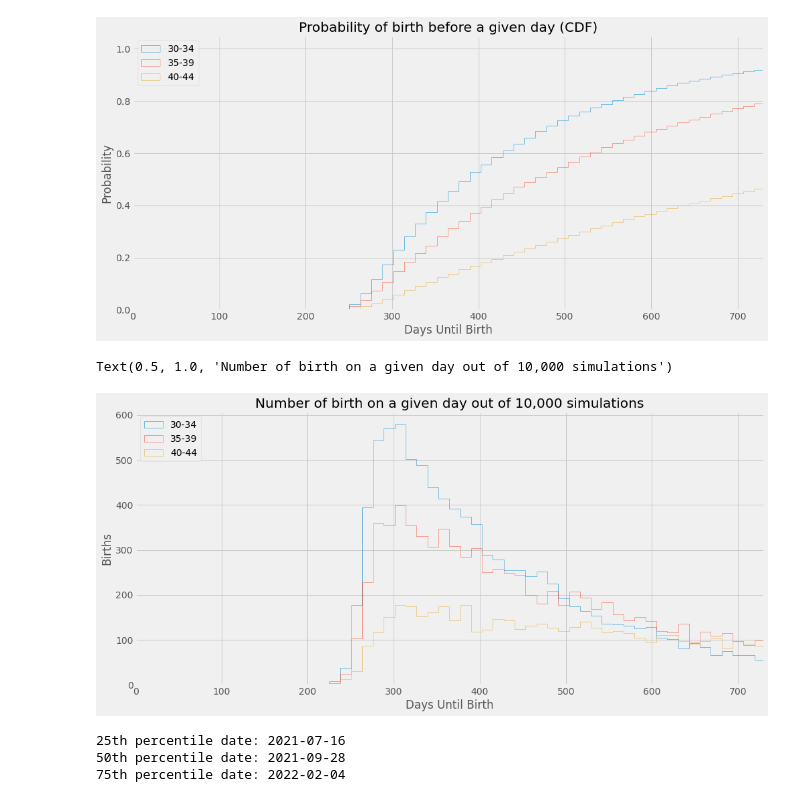
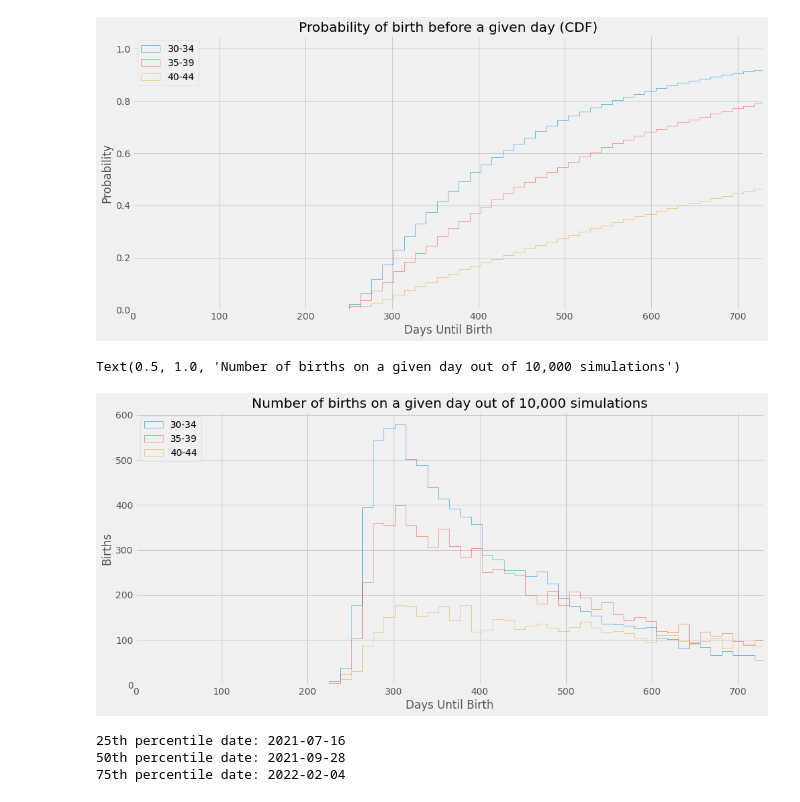
Before and after one commit to beala/covid_forecasts, a Jupyter notebook: baby-forecast/Baby forecast.ipynb, the cells around one changed output. Drawn from its saved outputs; the diff is of its cells as text; code cells hidden in the pictures.

```diff
--- a/baby-forecast/Baby forecast.ipynb
+++ b/baby-forecast/Baby forecast.ipynb
@@ -80,19 +80,19 @@ Text(0.5, 1.0, 'Probability of birth before a given day (CDF)')
 # %%
 axes = days_df.plot(
     kind='hist',
     figsize=(15,7),
     bins=500,
     xlim=(0,365*2),
     histtype='step'
 )
 
 axes.set_xlabel("Days Until Birth")
 axes.set_ylabel("Births")
 
-axes.set_title(f"Number of birth on a given day out of {simulations:,} simulations")
+axes.set_title(f"Number of births on a given day out of {simulations:,} simulations")
 # %% [output]
-Text(0.5, 1.0, 'Number of birth on a given day out of 10,000 simulations')
+Text(0.5, 1.0, 'Number of births on a given day out of 10,000 simulations')
-[figure, old version]
+[figure, new version]
 # %%
 ovulation = datetime.date(2020,9,1)
 p25_date = ovulation + datetime.timedelta(days = days_df['30-34'].quantile(0.25))
```
